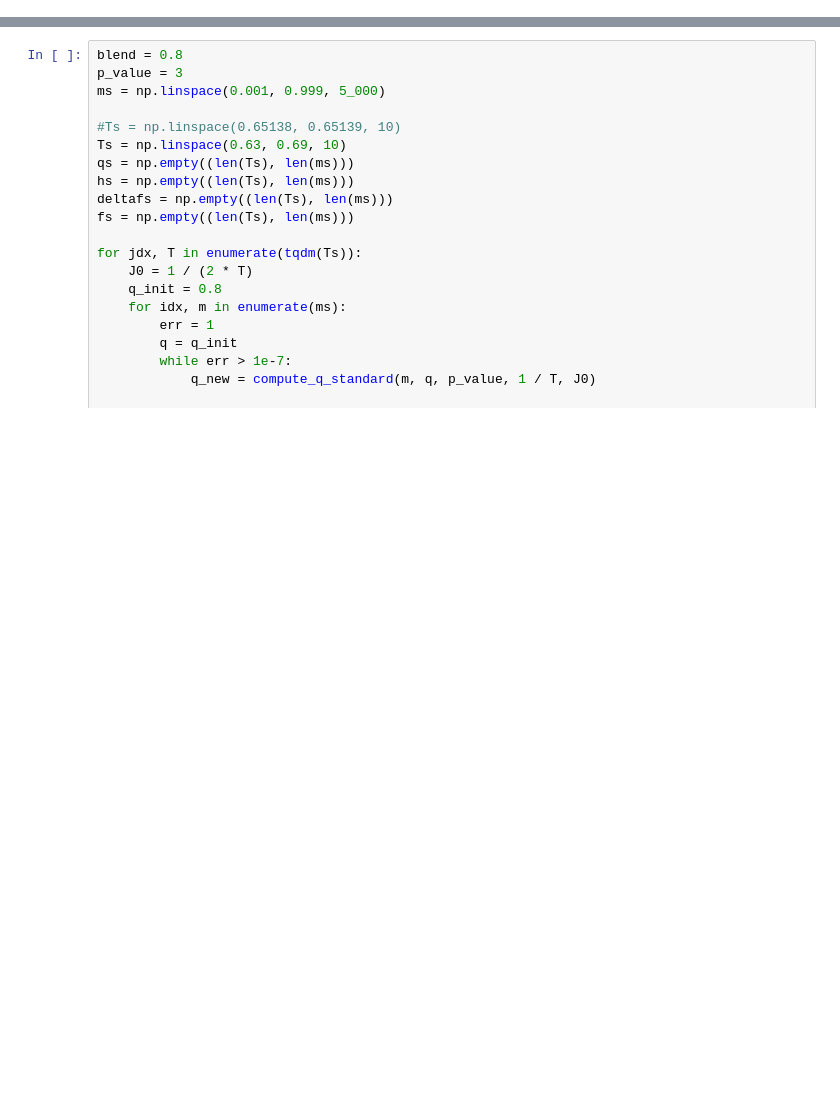
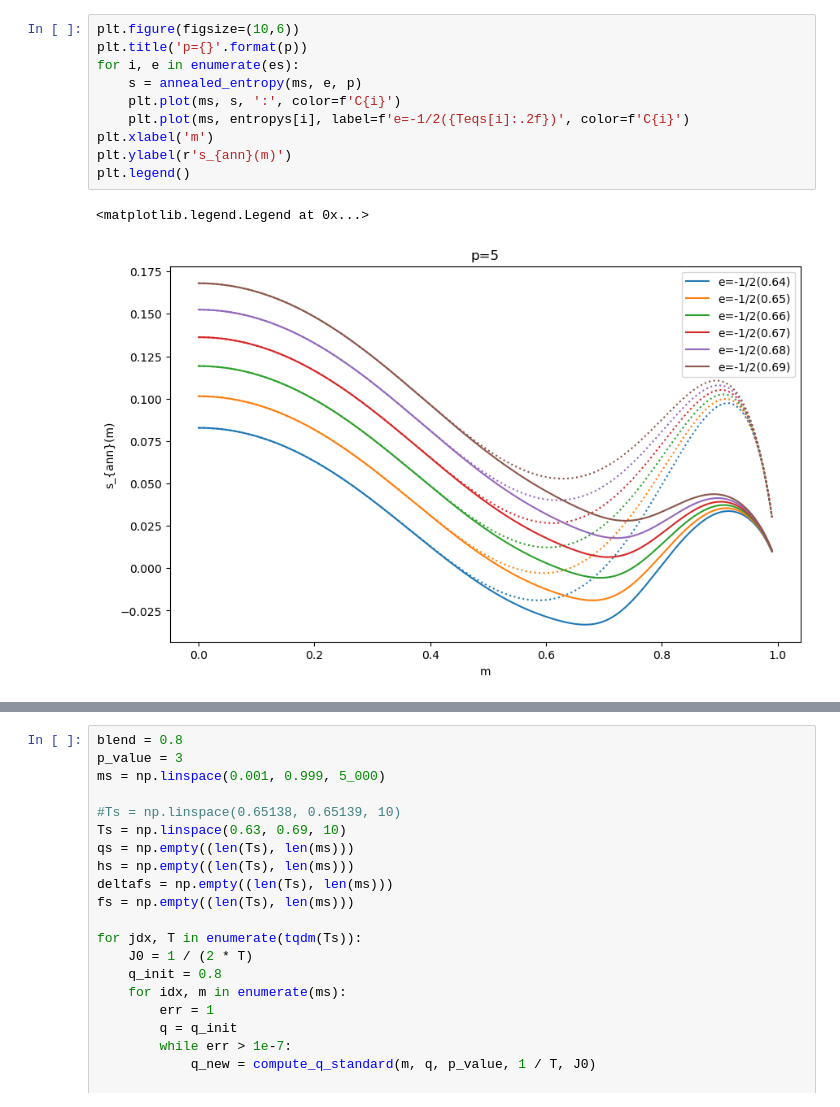
Before and after one commit to mvilucchio/fixed-energy-slice, a Jupyter notebook: Annealed_vs_RS.ipynb, the cells around one changed output, grey strips where cells are left out. Drawn from its saved outputs; the diff is of its cells as text; blank space fills up the shorter version.

```diff
--- a/Annealed_vs_RS.ipynb
+++ b/Annealed_vs_RS.ipynb
@@ -19,0 +71,13 @@ from known_formulas import *
+# %%
+plt.figure(figsize=(10,6))
+plt.title('p={}'.format(p))
+for i, e in enumerate(es):
+    s = annealed_entropy(ms, e, p)
+    plt.plot(ms, s, ':', color=f'C{i}')
+    plt.plot(ms, entropys[i], label=f'e=-1/2({Teqs[i]:.2f})', color=f'C{i}')
+plt.xlabel('m')
+plt.ylabel(r's_{ann}(m)')
+plt.legend()
+# %% [output]
+<matplotlib.legend.Legend at 0x...>
+[figure, added]
```
Also changed, not shown: parts of 10 cells of this notebook.
